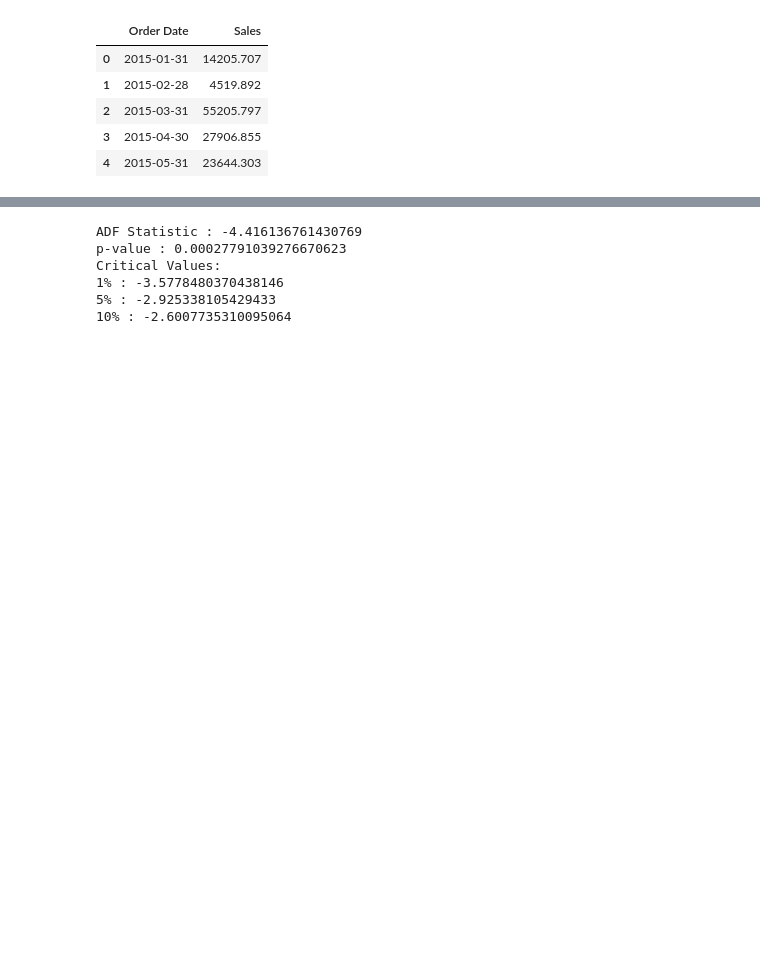
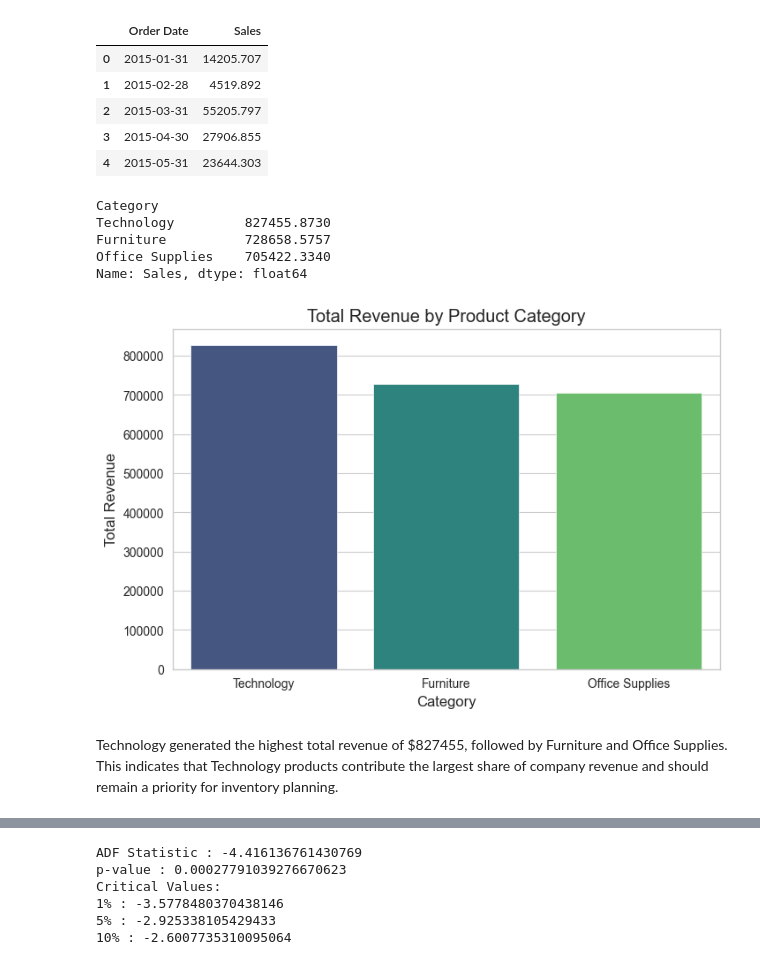
Before and after one commit to vishnu-v45/SalesForecasting, a Jupyter notebook: analysis.ipynb, the cells around one changed output, grey strips where cells are left out. Saved outputs shown, nothing was run; the diff lists cells and outputs as text; code cells hidden in the pictures; blank space fills up the shorter version.

```diff
--- a/analysis.ipynb
+++ b/analysis.ipynb
@@ -223,3 +209,35 @@ monthly_sales.head()
 | 2 | 2015-03-31 | 55205.797 |
 | 3 | 2015-04-30 | 27906.855 |
 | 4 | 2015-05-31 | 23644.303 |
+# %%
+category_sales = (
+    df.groupby("Category")["Sales"]
+      .sum()
+      .sort_values(ascending=False)
+)
+
+print(category_sales)
+# %% [output]
+Category
+Technology         827455.8730
+Furniture          728658.5757
+Office Supplies    705422.3340
+Name: Sales, dtype: float64
+# %%
+plt.figure(figsize=(8,5))
+
+sns.barplot(
+    x=category_sales.index,
+    y=category_sales.values,
+    palette="viridis"
+)
+
+plt.title("Total Revenue by Product Category")
+plt.xlabel("Category")
+plt.ylabel("Total Revenue")
+
+plt.show()
+# %% [output]
+[figure, added]
+# %% [markdown]
+Technology generated the highest total revenue of $827455, followed by Furniture and Office Supplies. This indicates that Technology products contribute the largest share of company revenue and should remain a priority for inventory planning.
```
Also changed, not shown: parts of 99 cells of this notebook, 6 other files.
